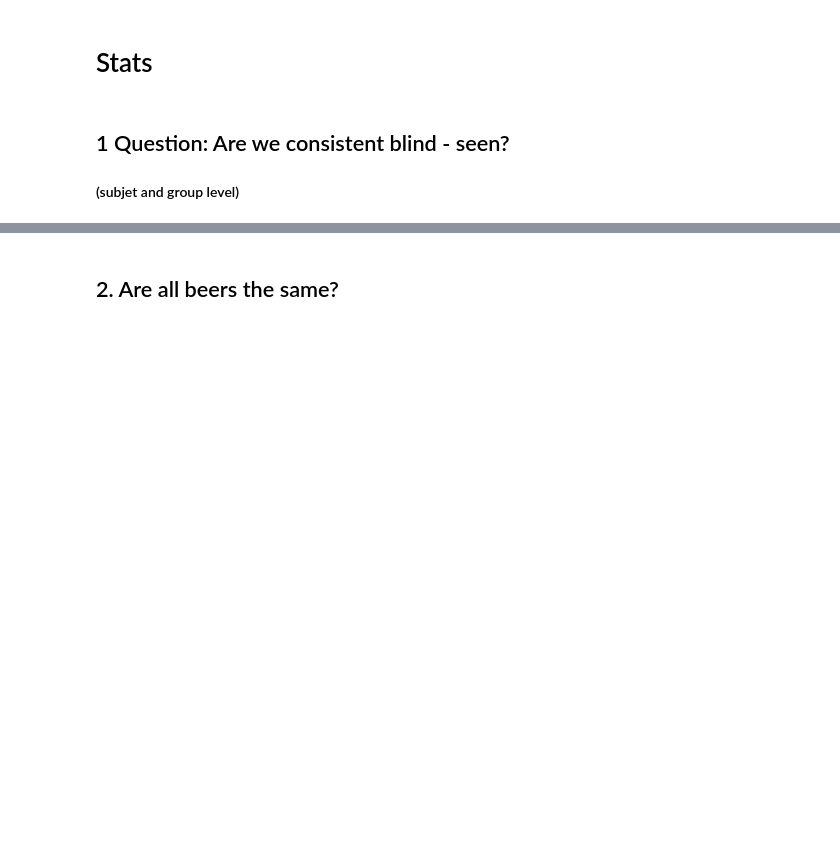
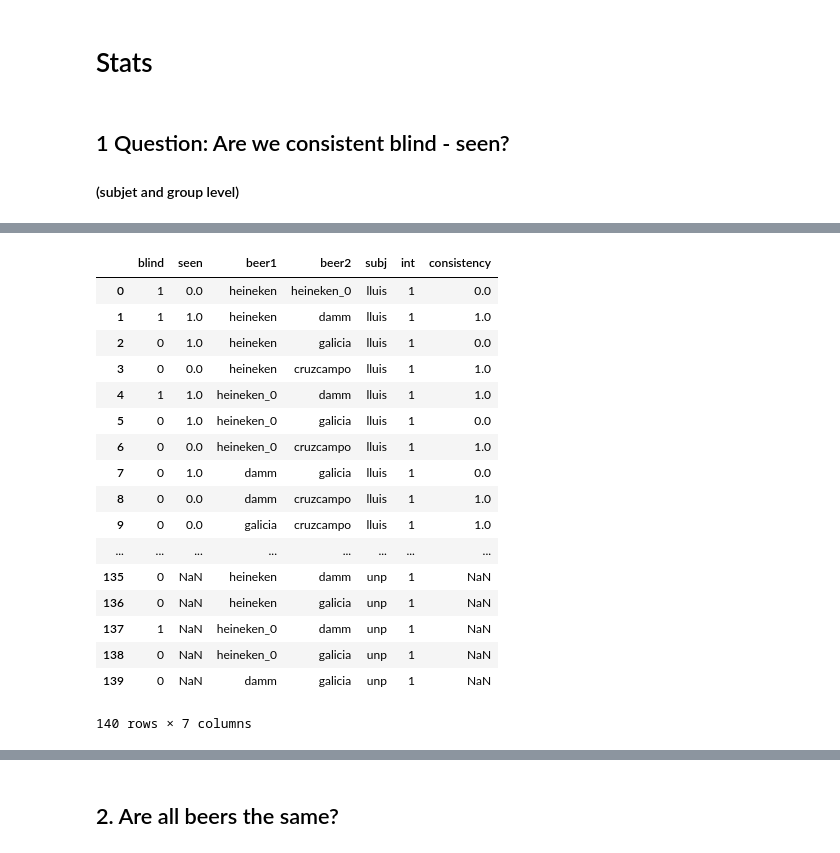
Before and after one commit to davidbestue/Retreat_2019, a Jupyter notebook: Beer_blind/beer_blind.ipynb, the cells around one changed output, grey strips where cells are left out. Cells and saved outputs as stored; diff of their text form; code cells hidden in the pictures; blank space fills up the shorter version.

```diff
--- a/Beer_blind/beer_blind.ipynb
+++ b/Beer_blind/beer_blind.ipynb
@@ -114,3 +98,24 @@ uri, consistency p_val = 1.0
+# %%
+df
+# %% [output]
+|  | blind | seen | beer1 | beer2 | subj | int | consistency |
+| 0 | 1 | 0.0 | heineken | heineken_0 | lluis | 1 | 0.0 |
+| 1 | 1 | 1.0 | heineken | damm | lluis | 1 | 1.0 |
+| 2 | 0 | 1.0 | heineken | galicia | lluis | 1 | 0.0 |
+| 3 | 0 | 0.0 | heineken | cruzcampo | lluis | 1 | 1.0 |
+| 4 | 1 | 1.0 | heineken_0 | damm | lluis | 1 | 1.0 |
+| 5 | 0 | 1.0 | heineken_0 | galicia | lluis | 1 | 0.0 |
+| 6 | 0 | 0.0 | heineken_0 | cruzcampo | lluis | 1 | 1.0 |
+| 7 | 0 | 1.0 | damm | galicia | lluis | 1 | 0.0 |
+| 8 | 0 | 0.0 | damm | cruzcampo | lluis | 1 | 1.0 |
+| 9 | 0 | 0.0 | galicia | cruzcampo | lluis | 1 | 1.0 |
+| ... | ... | ... | ... | ... | ... | ... | ... |
+| 135 | 0 | NaN | heineken | damm | unp | 1 | NaN |
+| 136 | 0 | NaN | heineken | galicia | unp | 1 | NaN |
+| 137 | 1 | NaN | heineken_0 | damm | unp | 1 | NaN |
+| 138 | 0 | NaN | heineken_0 | galicia | unp | 1 | NaN |
+| 139 | 0 | NaN | damm | galicia | unp | 1 | NaN |
+140 rows × 7 columns
 # %%
 ## Population consistency
 ## Subjcet consistency.
```
Also changed, not shown: parts of 12 cells of this notebook, 22 other files.
